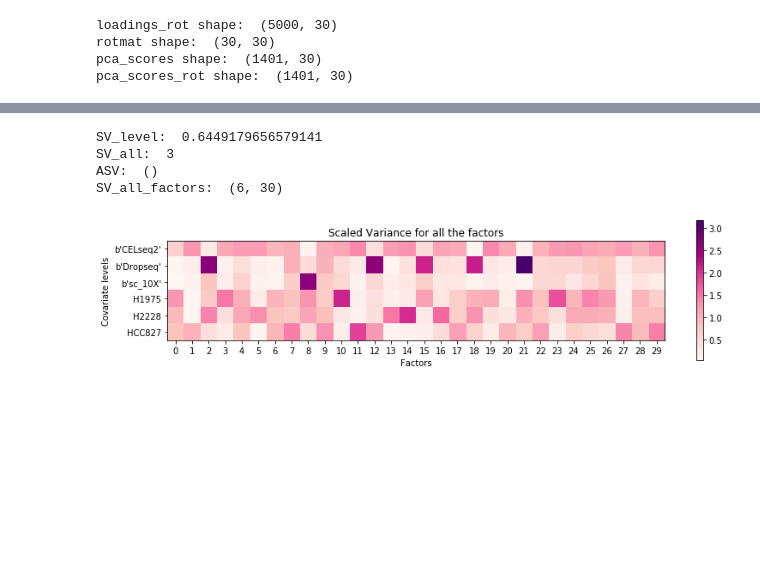
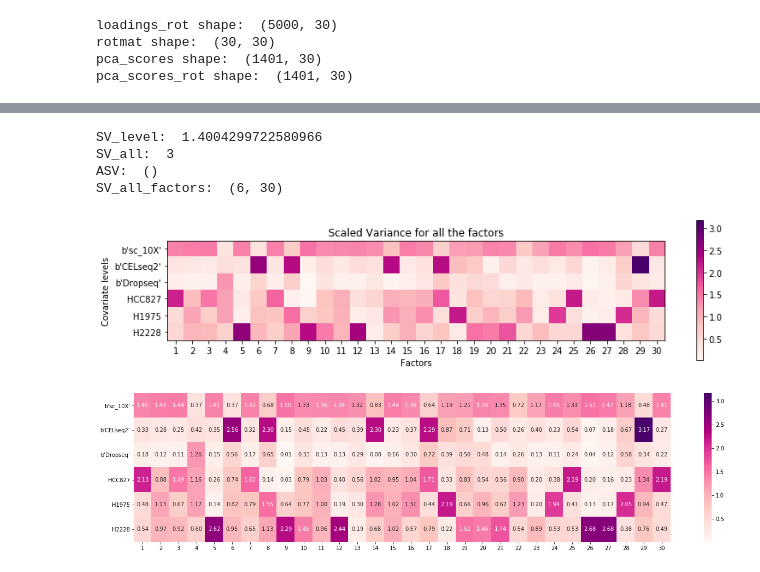
Before and after one commit to delipouya/scLMM, a Jupyter notebook: notebooks/FA_Interpretibility_metrics.ipynb, the cells around one changed output, grey strips where cells are left out. Cells and saved outputs as stored; diff of their text form; code cells hidden in the pictures; blank space fills up the shorter version.

```diff
--- a/notebooks/FA_Interpretibility_metrics.ipynb
+++ b/notebooks/FA_Interpretibility_metrics.ipynb
@@ -451,8 +492,8 @@ mean_importance_a_level: [0.11944424 0.14659032 0.1311828  0.37457891 0.11099828
 # %%
 ############################################################################
-
-################ Don't run this cell, it's just for visualization  ################
-
+############################################################################
+################ Don't run this cell, it's just for visualization  #########
+############################################################################
 ############################################################################
 ##### Navigating individual covariate levels and their factor importance scores
 ### visualizing the feature importance using a heatmap
@@ -469,7 +510,7 @@ import dataframe_image as dfi
 
 
 covariate_name =  'protocol'#'cell_line'
-factor_scores = pca_scores_rot
+factor_scores = pca_scores
 cov_level_feature_df_dict = {}
 
 y_label = data.obs[covariate_name]
@@ -477,7 +518,7 @@ y_label = data.obs[covariate_name]
 ##### saving the importance of each covariate level in a dictionary
 for covariate_level in y_label.unique():
     a_binary_cov = get_binary_covariate(covariate_name, covariate_level, data)
-    factor_scores = pca_scores_rot
+    factor_scores = pca_scores
     cov_level_feature_df_dict[covariate_level] = get_importance_df(factor_scores, a_binary_cov)
 
 
@@ -504,26 +545,5 @@ covariate_level = list(cov_level_feature_df_dict.keys())[2]
 print(covariate_level)
 print(highest_vote_factor)
 importance_df = cov_level_feature_df_dict[covariate_level]
-#importance_df.style.background_gradient(cmap='Blues', axis=1 )
-
-### visualizing the feature importance using a heatmap
-importance_df_np = np.asarray(importance_df)
-### plot the heatmap
-fig, ax = plt.subplots(figsize=(13, 12.5))
-im = ax.imshow(importance_df_np, cmap='Blues')
-### add the labels
-ax.set_xticks(np.arange(len(importance_df.columns)))
-ax.set_yticks(np.arange(len(importance_df.index)))
-ax.set_xticklabels(importance_df.columns)
-ax.set_yticklabels(importance_df.index)
-plt.setp(ax.get_xticklabels(), rotation=45, ha="right",
-            rotation_mode="anchor")
-### add the colorbar
-cbar = ax.figure.colorbar(im, ax=ax)
-cbar.ax.set_ylabel('Importance', rotation=-90, va="bottom")
-### show the plot
-fig.tight_layout()
-plt.show()
-
-print(covariate_level)
+#importance_df.style.background_gradient(cmap='Blues', axis=1)
 # %% [output]
@@ -794,34 +831,43 @@ print('SV_all: ', len(SV_all))
 print('ASV: ', a_factor_ASV_protocol.shape)
 
 #### calculate the scaled variance for all the factors
 SV_all_factors_protocol = get_factors_SV_all_levels(pca_scores, y_protocol)
 SV_all_factors_cell_line = get_factors_SV_all_levels(pca_scores, y_cell_line)
 
 ### concatenate the two matrices
 SV_all_factors = np.concatenate((SV_all_factors_protocol, SV_all_factors_cell_line), axis=0)
 
 print('SV_all_factors: ', SV_all_factors.shape)
 ### plot the scaled variance for all the factors
 plt.figure(figsize=(13, 3))
 plt.imshow(SV_all_factors, cmap='RdPu', interpolation='nearest')
 
 ## concatenate the unique values of the two covariates
-all_covariate_levels = np.concatenate((np.unique(y_protocol), np.unique(y_cell_line)), axis=0)
+all_covariate_levels = np.concatenate((y_protocol.unique(), y_cell_line.unique()), axis=0)
 
 ### add the labels of factors and covariate leveles to the plot
-plt.xticks(np.arange(num_components), np.arange(num_components))
+plt.xticks(np.arange(num_components), np.arange(num_components)+1)
 plt.yticks(np.arange(len(all_covariate_levels)), all_covariate_levels)
 ### make the plot look nice
 plt.colorbar()
 plt.xlabel('Factors')
 plt.ylabel('Covariate levels')
 plt.title('Scaled Variance for all the factors')
 
 ### add a small horizontal legend
 plt.show()
+
+
+#### plot the scaled variance for all the factors using seaborn
+import seaborn as sns
+df = pd.DataFrame(SV_all_factors, columns=np.arange(num_components)+1, index=all_covariate_levels)
+plt.figure(figsize=(22, 5))
+sns.heatmap(df, cmap='RdPu', annot=True, fmt='.2f')
+plt.show()
 # %% [output]
-SV_level:  0.6449179656579141
+SV_level:  1.4004299722580966
 SV_all:  3
 ASV:  ()
 SV_all_factors:  (6, 30)
-[figure, old version]
+[figure, new version]
+[figure, added]
```
Also changed, not shown: parts of 28 cells of this notebook, 5 other files.
